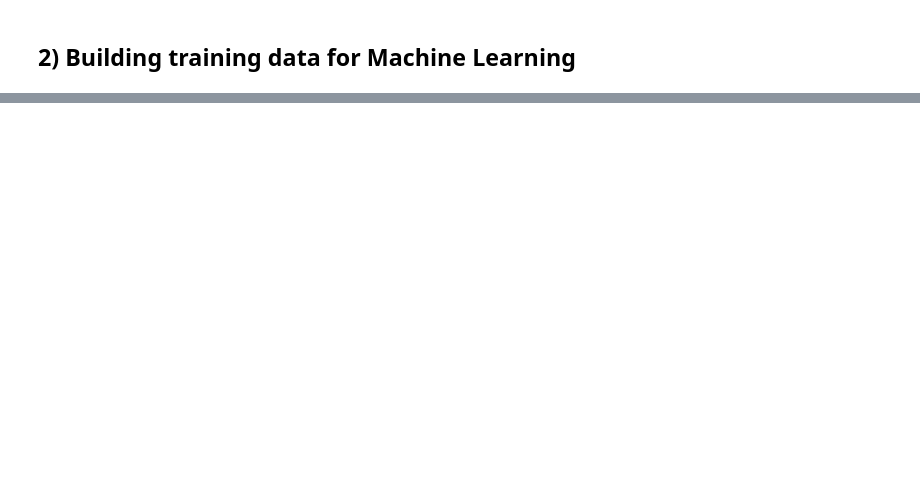
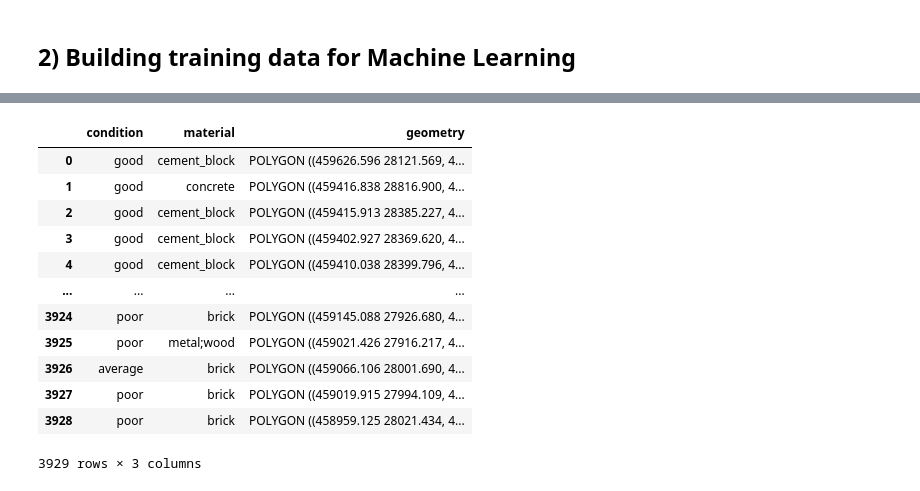
Before and after one commit to simonkassel/python-satellite-imagery-workshop, a Jupyter notebook: Python_satellite_imagery_workshop.ipynb, the cells around one changed output, grey strips where cells are left out. Saved outputs shown, nothing was run; the diff lists cells and outputs as text; code cells hidden in the pictures; blank space fills up the shorter version.

```diff
--- a/Python_satellite_imagery_workshop.ipynb
+++ b/Python_satellite_imagery_workshop.ipynb
@@ -237,0 +243,2 @@ Coming soon...
+# %%
+all_bldgs = gpd.read_file('buildings.geojson')
@@ -237,0 +269,16 @@ Coming soon...
+# %%
+all_bldgs
+# %% [output]
+|  | condition | material | geometry |
+| 0 | good | cement_block | POLYGON ((459626.596 28121.569, 4... |
+| 1 | good | concrete | POLYGON ((459416.838 28816.900, 4... |
+| 2 | good | cement_block | POLYGON ((459415.913 28385.227, 4... |
+| 3 | good | cement_block | POLYGON ((459402.927 28369.620, 4... |
+| 4 | good | cement_block | POLYGON ((459410.038 28399.796, 4... |
+| ... | ... | ... | ... |
+| 3924 | poor | brick | POLYGON ((459145.088 27926.680, 4... |
+| 3925 | poor | metal;wood | POLYGON ((459021.426 27916.217, 4... |
+| 3926 | average | brick | POLYGON ((459066.106 28001.690, 4... |
+| 3927 | poor | brick | POLYGON ((459019.915 27994.109, 4... |
+| 3928 | poor | brick | POLYGON ((458959.125 28021.434, 4... |
+3929 rows × 3 columns
```
Also changed, not shown: parts of 30 cells of this notebook, 5 other files.
